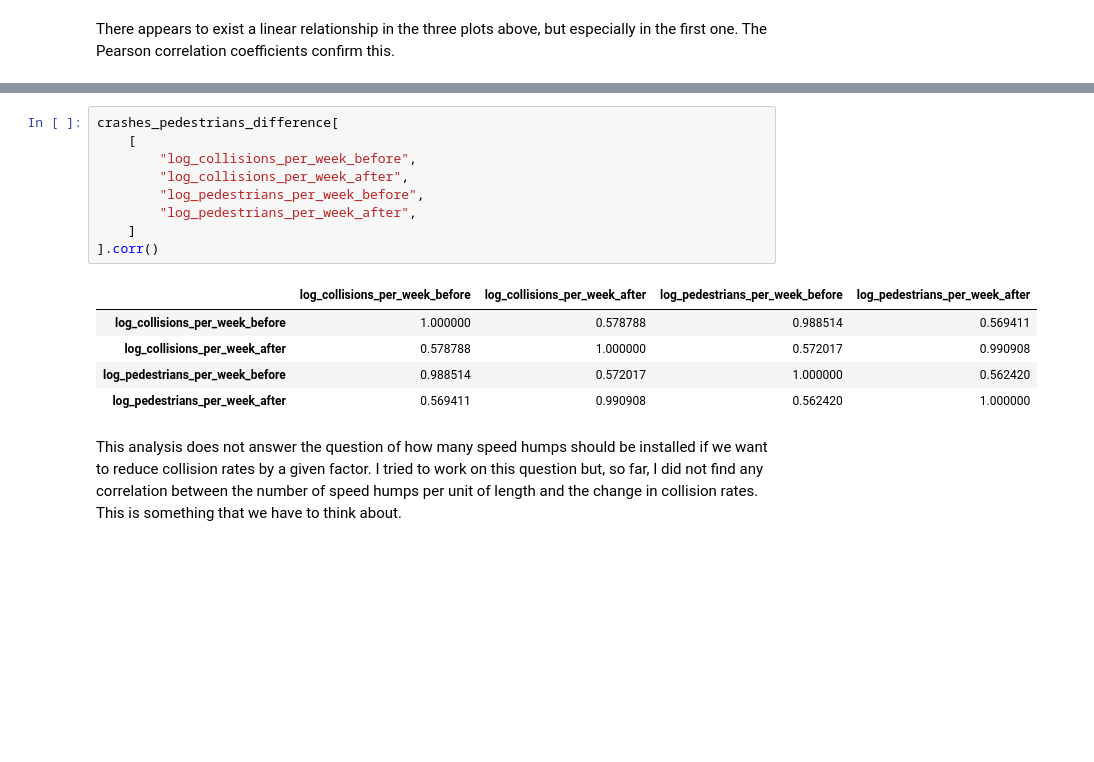
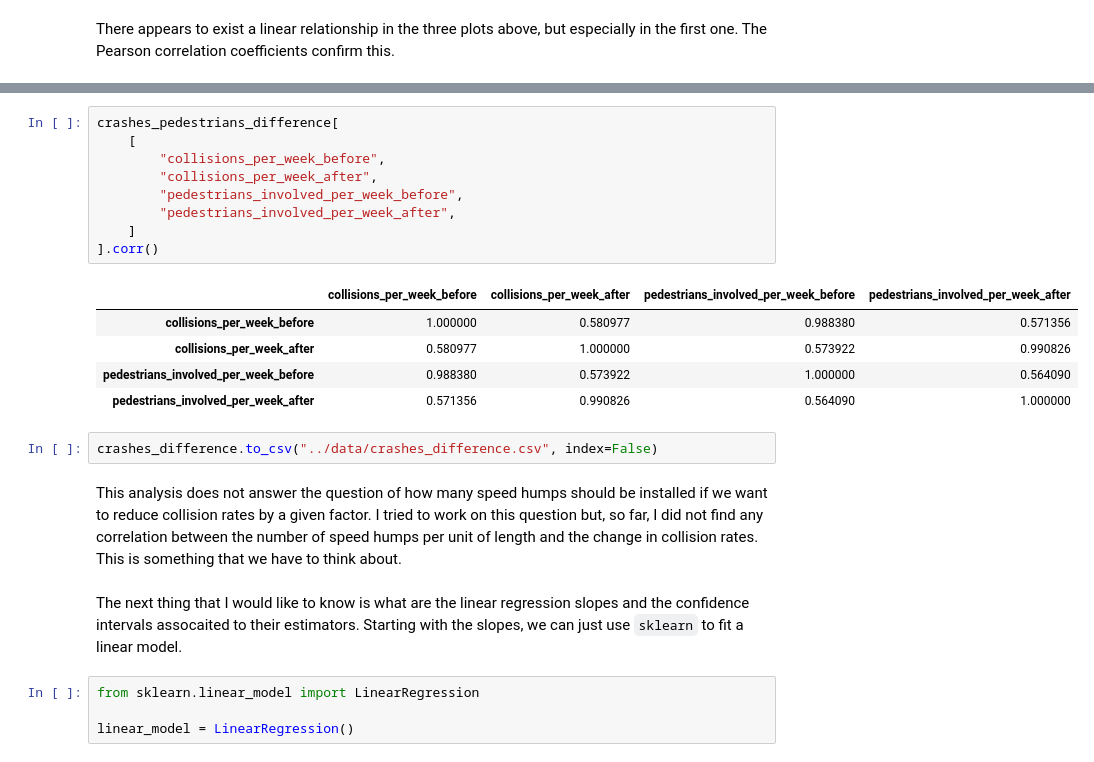
Before and after one commit to jacobvhook/road-speed, a Jupyter notebook: data-exploration/individual-feature-analysis/speed_humps.ipynb, the cells around one changed output, grey strips where cells are left out. Drawn from its saved outputs; the diff is of its cells as text; blank space fills up the shorter version.

```diff
--- a/data-exploration/individual-feature-analysis/speed_humps.ipynb
+++ b/data-exploration/individual-feature-analysis/speed_humps.ipynb
@@ -738,17 +716,25 @@ crashes_difference[
-# %%
-crashes_pedestrians_difference[
-    [
-        "log_collisions_per_week_before",
-        "log_collisions_per_week_after",
-        "log_pedestrians_per_week_before",
-        "log_pedestrians_per_week_after",
-    ]
-].corr()
-# %% [output]
-|  | log_collisions_per_week_before | log_collisions_per_week_after | log_pedestrians_per_week_before | log_pedestrians_per_week_after |
-| log_collisions_per_week_before | 1.000000 | 0.578788 | 0.988514 | 0.569411 |
-| log_collisions_per_week_after | 0.578788 | 1.000000 | 0.572017 | 0.990908 |
-| log_pedestrians_per_week_before | 0.988514 | 0.572017 | 1.000000 | 0.562420 |
-| log_pedestrians_per_week_after | 0.569411 | 0.990908 | 0.562420 | 1.000000 |
+# %%
+crashes_pedestrians_difference[
+    [
+        "collisions_per_week_before",
+        "collisions_per_week_after",
+        "pedestrians_involved_per_week_before",
+        "pedestrians_involved_per_week_after",
+    ]
+].corr()
+# %% [output]
+|  | collisions_per_week_before | collisions_per_week_after | pedestrians_involved_per_week_before | pedestrians_involved_per_week_after |
+| collisions_per_week_before | 1.000000 | 0.580977 | 0.988380 | 0.571356 |
+| collisions_per_week_after | 0.580977 | 1.000000 | 0.573922 | 0.990826 |
+| pedestrians_involved_per_week_before | 0.988380 | 0.573922 | 1.000000 | 0.564090 |
+| pedestrians_involved_per_week_after | 0.571356 | 0.990826 | 0.564090 | 1.000000 |
+# %%
+crashes_difference.to_csv("../data/crashes_difference.csv", index=False)
 # %% [markdown]
 This analysis does not answer the question of how many speed humps should be installed if we want to reduce collision rates by a given factor. I tried to work on this question but, so far, I did not find any correlation between the number of speed humps per unit of length and the change in collision rates. This is something that we have to think about.
+# %% [markdown]
+The next thing that I would like to know is what are the linear regression slopes and the confidence intervals assocaited to their estimators. Starting with the slopes, we can just use `sklearn` to fit a linear model.
+# %%
+from sklearn.linear_model import LinearRegression
+
+linear_model = LinearRegression()
```
Also changed, not shown: parts of 12 cells of this notebook, 3 other files.
